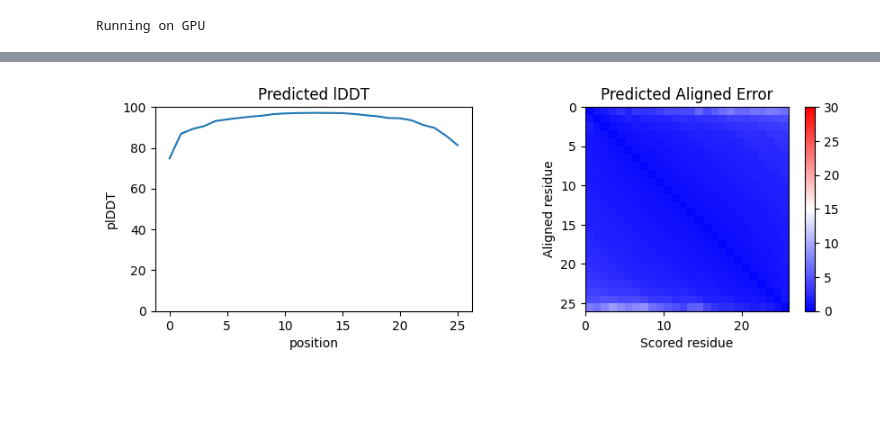
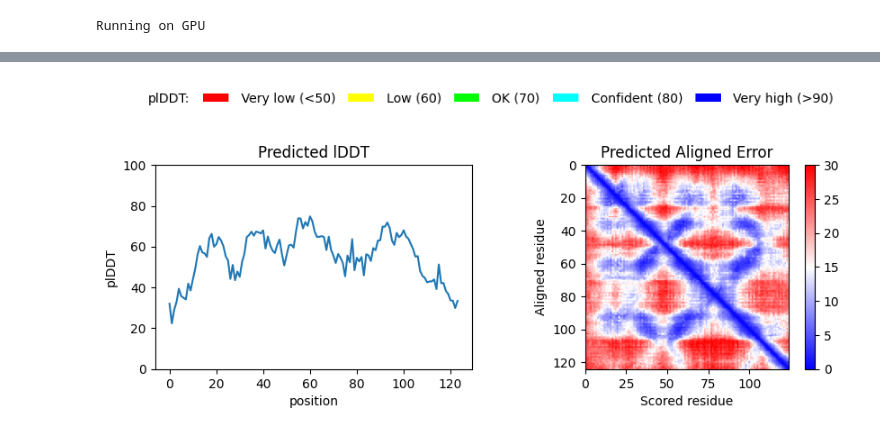
Before and after one commit to sokrypton/af_backprop, a Jupyter notebook: examples/AlphaFold_single.ipynb, the cells around one changed output, grey strips where cells are left out. Cells and saved outputs as stored; diff of their text form; code cells hidden in the pictures; blank space fills up the shorter version.

Commit message:
adding recycles

```diff
--- a/examples/AlphaFold_single.ipynb
+++ b/examples/AlphaFold_single.ipynb
@@ -78,6 +78,7 @@ def setup_model(max_len, model_name="model_5_ptm"):
   def runner(seq, opt):
     # update sequence
     inputs = opt["inputs"]
+    inputs.update(opt["prev"])
     update_seq(seq, inputs)
     update_aatype(inputs["target_feat"][...,1:], inputs)
 
@@ -91,11 +92,14 @@ def setup_model(max_len, model_name="model_5_ptm"):
     key = jax.random.PRNGKey(0)
     outputs = model_runner.apply(opt["params"], key, inputs)
 
+    prev = {"init_msa_first_row":outputs['representations']['msa_first_row'][None],
+            "init_pair":outputs['representations']['pair'][None],
+            "init_pos":outputs['structure_module']['final_atom_positions'][None]}
+
     aux = {"final_atom_positions":outputs["structure_module"]["final_atom_positions"],
           "final_atom_mask":outputs["structure_module"]["final_atom_mask"],
-          "plddt":get_plddt(outputs),
-          "pae":get_pae(outputs),
-          "inputs":inputs}
+          "plddt":get_plddt(outputs),"pae":get_pae(outputs),
+          "inputs":inputs, "prev":prev}
     return aux
 
   return jax.jit(runner), {"inputs":inputs,"params":model_params}
@@ -108,8 +112,8 @@ Running on GPU
 %%time
 #@title Enter the amino acid sequence to fold ⬇️
 
-sequence = 'AAAAAAAAAAAAAAAAAAAAAAAAAA' #@param {type:"string"}
-recycles = 0 #@param ["0", "1", "2", "3", "6", "12", "24"] {type:"raw"}
+sequence = 'MQDGPGTLDVFVAAGWNTDNTIEITGGATYQLSPYIMVKAGYGWNNSSLNRFEFGGGLQYKVTPDLEPYAWAGATYNTDNTLVPAAGAGFRYKVSPEVKLVVEYGWNNSSLQFLQAGLSYRIQP' #@param {type:"string"}
+recycles = 24 #@param ["0", "1", "2", "3", "6", "12", "24"] {type:"raw"}
 SEQ = re.sub("[^A-Z]", "", sequence.upper())
 LEN = len(sequence)
 if LEN > MAX_LEN:
@@ -120,7 +124,14 @@ if LEN > MAX_LEN:
 x = np.array([residue_constants.restype_order.get(aa,-1) for aa in SEQ])
 x = np.pad(x,[0,MAX_LEN-LEN],constant_values=-1)
 x = jax.nn.one_hot(x,20)
-#prev = {"init_"}
-outs = RUNNER(x, OPT)
+
+OPT["prev"] = {'init_msa_first_row': np.zeros([1, MAX_LEN, 256]),
+               'init_pair': np.zeros([1, MAX_LEN, MAX_LEN, 128]),
+               'init_pos': np.zeros([1, MAX_LEN, 37, 3])}
+
+for r in range(recycles+1):
+  outs = RUNNER(x, OPT)
+  OPT["prev"] = outs["prev"]
+  print(r, outs["plddt"][:LEN].mean())
 outs = jax.tree_map(lambda x:np.asarray(x), outs)
 # %% [output]
@@ -129,32 +155,33 @@ Wall time: 14.5 s
 # %%
 #@title Display 3D structure {run: "auto"}
-color = "chain" #@param ["chain", "lDDT", "rainbow"]
+color = "lDDT" #@param ["chain", "lDDT", "rainbow"]
 show_sidechains = False #@param {type:"boolean"}
 show_mainchains = False #@param {type:"boolean"}
 
 def save_pdb(outs, filename):
   '''save pdb coordinates'''
   p = {"residue_index":outs["inputs"]["residue_index"][0][:LEN],
         "aatype":outs["inputs"]["aatype"].argmax(-1)[0][:LEN],
         "atom_positions":outs["final_atom_positions"][:LEN],
         "atom_mask":outs["final_atom_mask"][:LEN]}
   b_factors = 100.0 * outs["plddt"][:LEN,None] * p["atom_mask"]
   p = protein.Protein(**p,b_factors=b_factors)
   pdb_lines = protein.to_pdb(p)
   with open(filename, 'w') as f:
     f.write(pdb_lines)
 
 save_pdb(outs,"out.pdb")
 num_res = int(outs["inputs"]["aatype"][0].sum())
 
 cf.show_pdb("out.pdb", show_sidechains, show_mainchains, color,
             color_HP=True, size=(800,480)).show()
 if color == "lDDT":
   cf.plot_plddt_legend().show()
 if "pae" in outs:
   cf.plot_confidence(outs["plddt"][:LEN]*100, outs["pae"][:LEN,:LEN]).show()
 else:
   cf.plot_confidence(outs["plddt"][:LEN]*100).show()
 # %% [output]
 [interactive output not drawn]
-[figure, old version]
+[figure, new version]
+[figure, added]
```
Also changed, not shown: parts of 1 cell of this notebook.
